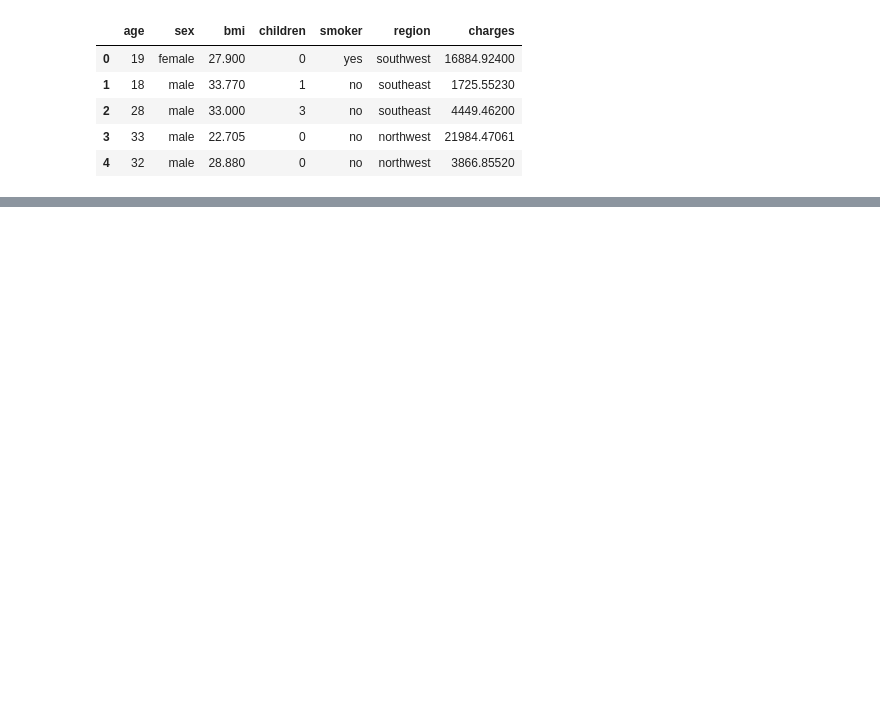
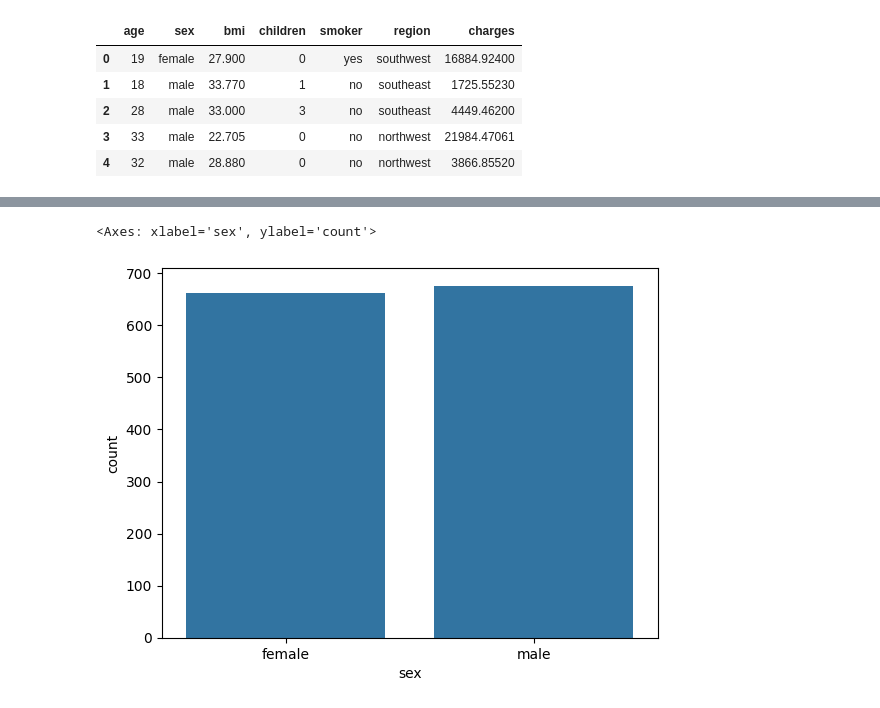
Before and after one commit to rohit2647/codel1, a Jupyter notebook: eda_insurance.ipynb, the cells around one changed output, grey strips where cells are left out. Cells and saved outputs as stored; diff of their text form; code cells hidden in the pictures; blank space fills up the shorter version.

```diff
--- a/eda_insurance.ipynb
+++ b/eda_insurance.ipynb
@@ -16,0 +118,5 @@ df.head()
+# %%
+sns.countplot(x=df['sex'])
+# %% [output]
+<Axes: xlabel='sex', ylabel='count'>
+[figure, added]
```
Also changed, not shown: parts of 12 cells of this notebook, 1 other file.
